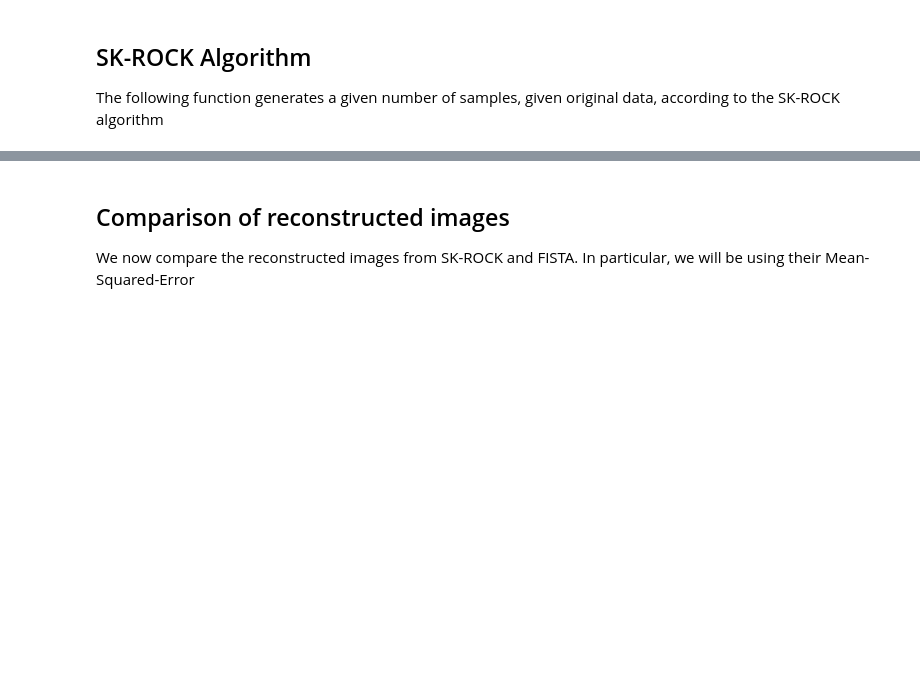
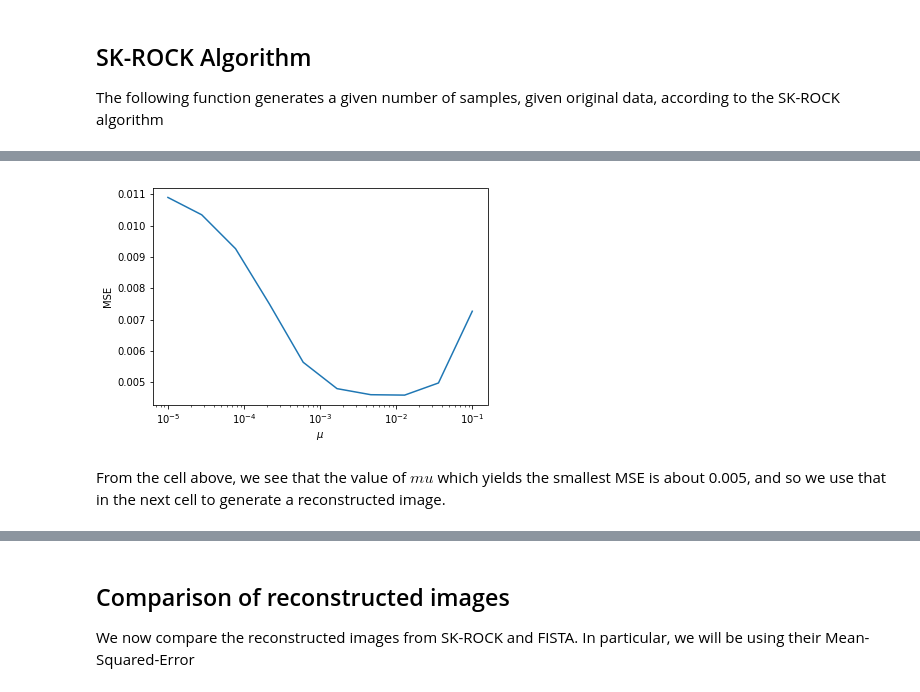
Before and after one commit to tbemsi/sk-rock, a Jupyter notebook: SK-ROCK.ipynb, the cells around one changed output, grey strips where cells are left out. Cells and saved outputs as stored; diff of their text form; code cells hidden in the pictures; blank space fills up the shorter version.

```diff
--- a/SK-ROCK.ipynb
+++ b/SK-ROCK.ipynb
@@ -173,0 +172,30 @@ plt.show()
+# %%
+mu = np.logspace(-5, -1, 10)
+mses = []
+for each in tqdm_notebook(mu):
+    # Generate operators
+    gradient_op, linear_op, prox_op, cost_op = generate_operators(
+        data=kspace_data,
+        wavelet_name="sym8",
+        samples=kspace_loc,
+        nb_scales=3,
+        mu=each,
+        uniform_data_shape=None,
+        gradient_space="synthesis",
+        padding_mode="periodization")
+
+    # Start the FISTA reconstruction
+    max_iter = 100
+    x_final, costs, metrics = sparse_rec_fista(
+        gradient_op,
+        linear_op,
+        prox_op,
+        cost_op,
+        lambda_init=1,
+        max_nb_of_iter=max_iter,
+        atol=1e-4,
+        verbose=1)
+    image_rec_fista = pysap.Image(data=np.abs(x_final))
+    #plt.imshow(image_rec_fista)
+
+    mses.append(mean_squared_error(image_rec_fista, original_image))
@@ -174,3 +301,15 @@ plt.show()
+# %%
+fig = plt.figure()
+ax = plt.axes()
+plt.plot(mu, mses)
+ax.set_xlabel('$\mu$')
+ax.set_ylabel('MSE')
+plt.xscale('log')
+plt.show()
+# %% [output]
+[figure, added]
+# %% [markdown]
+From the cell above, we see that the value of $mu$ which yields the smallest MSE is about 0.005, and so we use that in the next cell to generate a reconstructed image.
 # %%
 # Generate operators
 gradient_op, linear_op, prox_op, cost_op = generate_operators(
```
Also changed, not shown: parts of 24 cells of this notebook.
